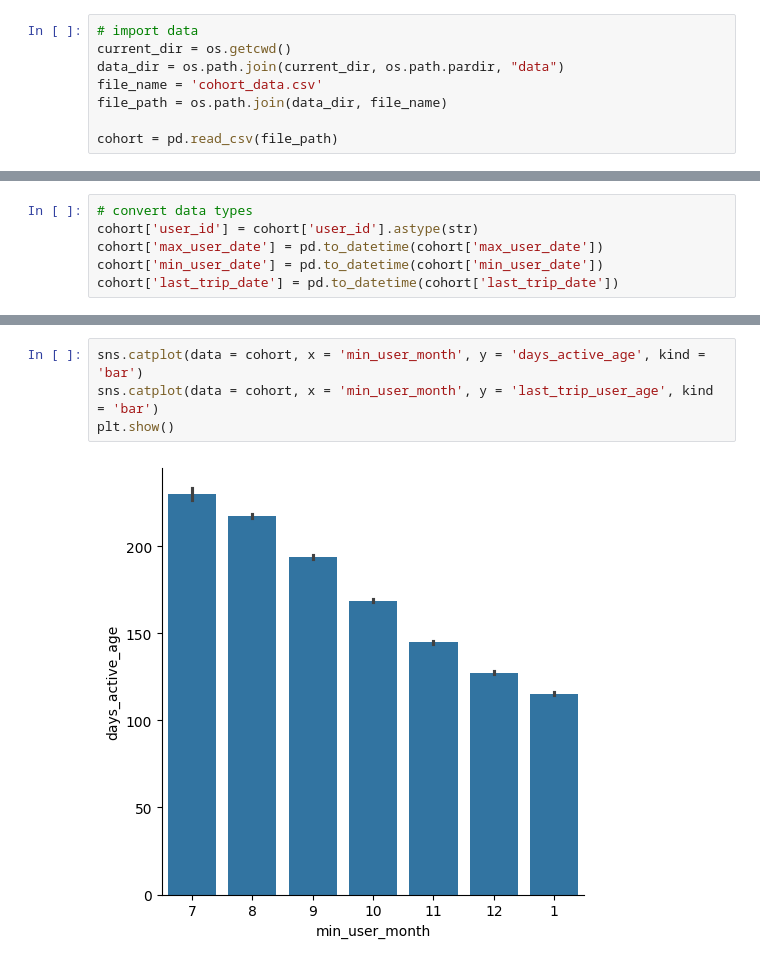
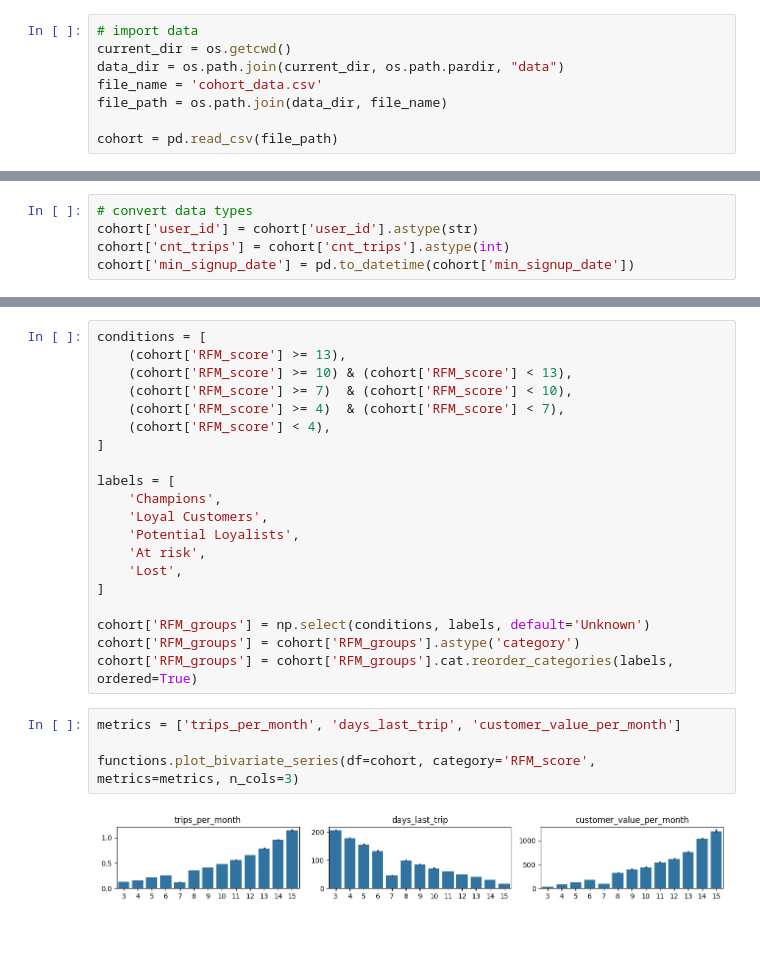
Before and after one commit to bfreiheit/customer_segmentation, a Jupyter notebook: notebooks/RFM.ipynb, the cells around one changed output, grey strips where cells are left out. Drawn from its saved outputs; the diff is of its cells as text; blank space fills up the shorter version.

```diff
--- a/notebooks/RFM.ipynb
+++ b/notebooks/RFM.ipynb
@@ -27,7 +37,6 @@ cohort = pd.read_csv(file_path)
 # %%
 # convert data types
 cohort['user_id'] = cohort['user_id'].astype(str)
-cohort['max_user_date'] = pd.to_datetime(cohort['max_user_date'])
-cohort['min_user_date'] = pd.to_datetime(cohort['min_user_date'])
-cohort['last_trip_date'] = pd.to_datetime(cohort['last_trip_date'])
+cohort['cnt_trips'] = cohort['cnt_trips'].astype(int)
+cohort['min_signup_date'] = pd.to_datetime(cohort['min_signup_date'])
 # %%
@@ -70,6 +54,26 @@ cohort[['min_user_date', 'min_user_month', 'max_user_date', 'days_active_age', '
+# %%
+conditions = [
+    (cohort['RFM_score'] >= 13),
+    (cohort['RFM_score'] >= 10) & (cohort['RFM_score'] < 13),
+    (cohort['RFM_score'] >= 7)  & (cohort['RFM_score'] < 10),
+    (cohort['RFM_score'] >= 4)  & (cohort['RFM_score'] < 7),
+    (cohort['RFM_score'] < 4),
+]
+
+labels = [
+    'Champions',
+    'Loyal Customers',
+    'Potential Loyalists',
+    'At risk',
+    'Lost',
+]
+
+cohort['RFM_groups'] = np.select(conditions, labels, default='Unknown')
+cohort['RFM_groups'] = cohort['RFM_groups'].astype('category')
+cohort['RFM_groups'] = cohort['RFM_groups'].cat.reorder_categories(labels, ordered=True)
 # %%
-sns.catplot(data = cohort, x = 'min_user_month', y = 'days_active_age', kind = 'bar')
-sns.catplot(data = cohort, x = 'min_user_month', y = 'last_trip_user_age', kind = 'bar')
-plt.show()
+metrics = ['trips_per_month', 'days_last_trip', 'customer_value_per_month']
+
+functions.plot_bivariate_series(df=cohort, category='RFM_score', metrics=metrics, n_cols=3)
 # %% [output]
-[figure, old version]
+[figure, new version]
```
Also changed, not shown: parts of 8 cells of this notebook, 1 other file.
